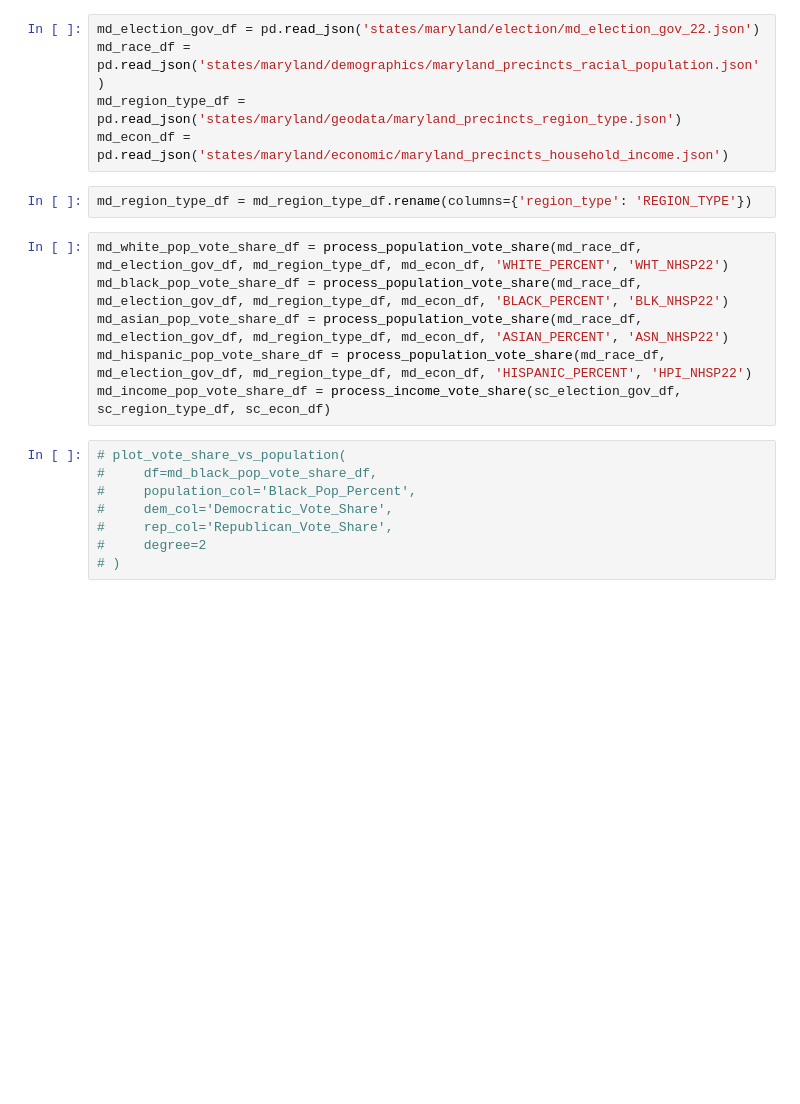
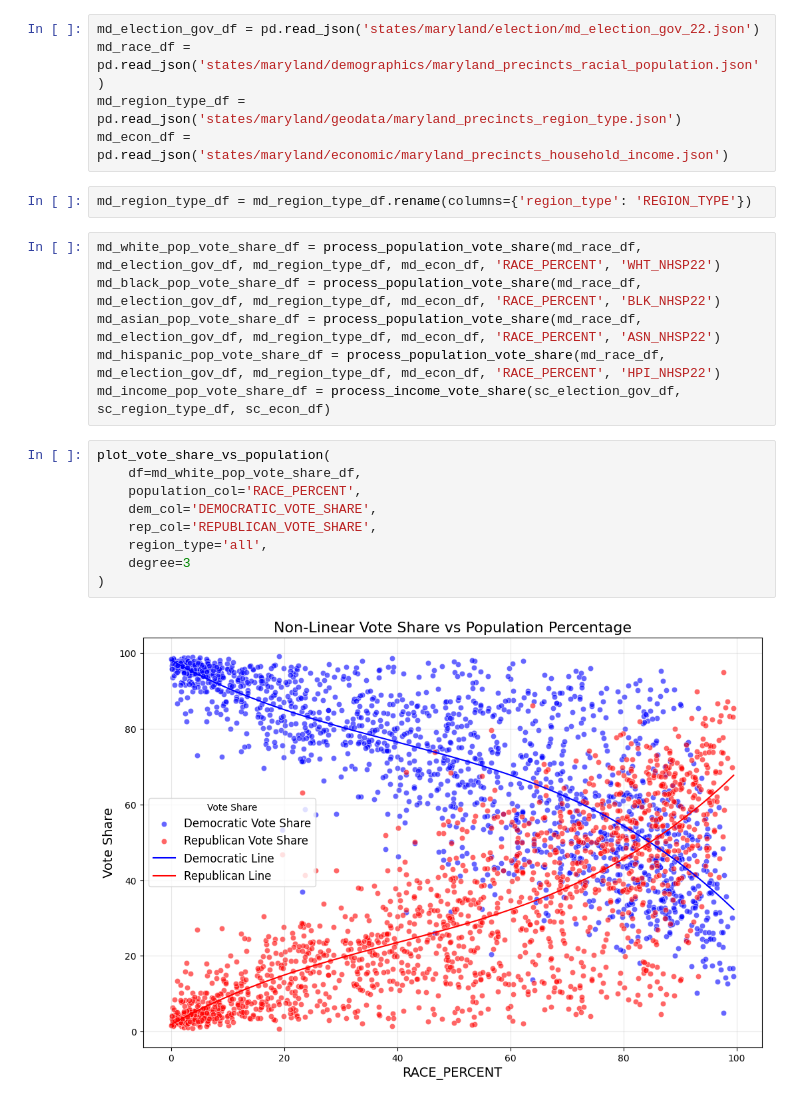
Before and after one commit to SBU-CSE-416/votifier, a Jupyter notebook: server/data/preprocess_gingles.ipynb, the cells around one changed output. Cells and saved outputs as stored; diff of their text form; blank space fills up the shorter version.

```diff
--- a/server/data/preprocess_gingles.ipynb
+++ b/server/data/preprocess_gingles.ipynb
@@ -223,19 +257,22 @@ md_econ_df = pd.read_json('states/maryland/economic/maryland_precincts_household
 # %%
 md_region_type_df = md_region_type_df.rename(columns={'region_type': 'REGION_TYPE'})
 # %%
-md_white_pop_vote_share_df = process_population_vote_share(md_race_df, md_election_gov_df, md_region_type_df, md_econ_df, 'WHITE_PERCENT', 'WHT_NHSP22')
-md_black_pop_vote_share_df = process_population_vote_share(md_race_df, md_election_gov_df, md_region_type_df, md_econ_df, 'BLACK_PERCENT', 'BLK_NHSP22')
-md_asian_pop_vote_share_df = process_population_vote_share(md_race_df, md_election_gov_df, md_region_type_df, md_econ_df, 'ASIAN_PERCENT', 'ASN_NHSP22')
-md_hispanic_pop_vote_share_df = process_population_vote_share(md_race_df, md_election_gov_df, md_region_type_df, md_econ_df, 'HISPANIC_PERCENT', 'HPI_NHSP22')
+md_white_pop_vote_share_df = process_population_vote_share(md_race_df, md_election_gov_df, md_region_type_df, md_econ_df, 'RACE_PERCENT', 'WHT_NHSP22')
+md_black_pop_vote_share_df = process_population_vote_share(md_race_df, md_election_gov_df, md_region_type_df, md_econ_df, 'RACE_PERCENT', 'BLK_NHSP22')
+md_asian_pop_vote_share_df = process_population_vote_share(md_race_df, md_election_gov_df, md_region_type_df, md_econ_df, 'RACE_PERCENT', 'ASN_NHSP22')
+md_hispanic_pop_vote_share_df = process_population_vote_share(md_race_df, md_election_gov_df, md_region_type_df, md_econ_df, 'RACE_PERCENT', 'HPI_NHSP22')
 md_income_pop_vote_share_df = process_income_vote_share(sc_election_gov_df, sc_region_type_df, sc_econ_df)
-# %%
-# plot_vote_share_vs_population(
-#     df=md_black_pop_vote_share_df,
-#     population_col='Black_Pop_Percent',
-#     dem_col='Democratic_Vote_Share',
-#     rep_col='Republican_Vote_Share',
-#     degree=2
-# )
+# %%
+plot_vote_share_vs_population(
+    df=md_white_pop_vote_share_df,
+    population_col='RACE_PERCENT',
+    dem_col='DEMOCRATIC_VOTE_SHARE',
+    rep_col='REPUBLICAN_VOTE_SHARE',
+    region_type='all',
+    degree=3
+)
+# %% [output]
+[figure, added]
 # %%
 md_white_pop_vote_share_list = md_white_pop_vote_share_df.to_dict(orient='records')
 md_black_pop_vote_share_list = md_black_pop_vote_share_df.to_dict(orient='records')
```
Also changed, not shown: parts of 8 cells of this notebook, 4 other files.
